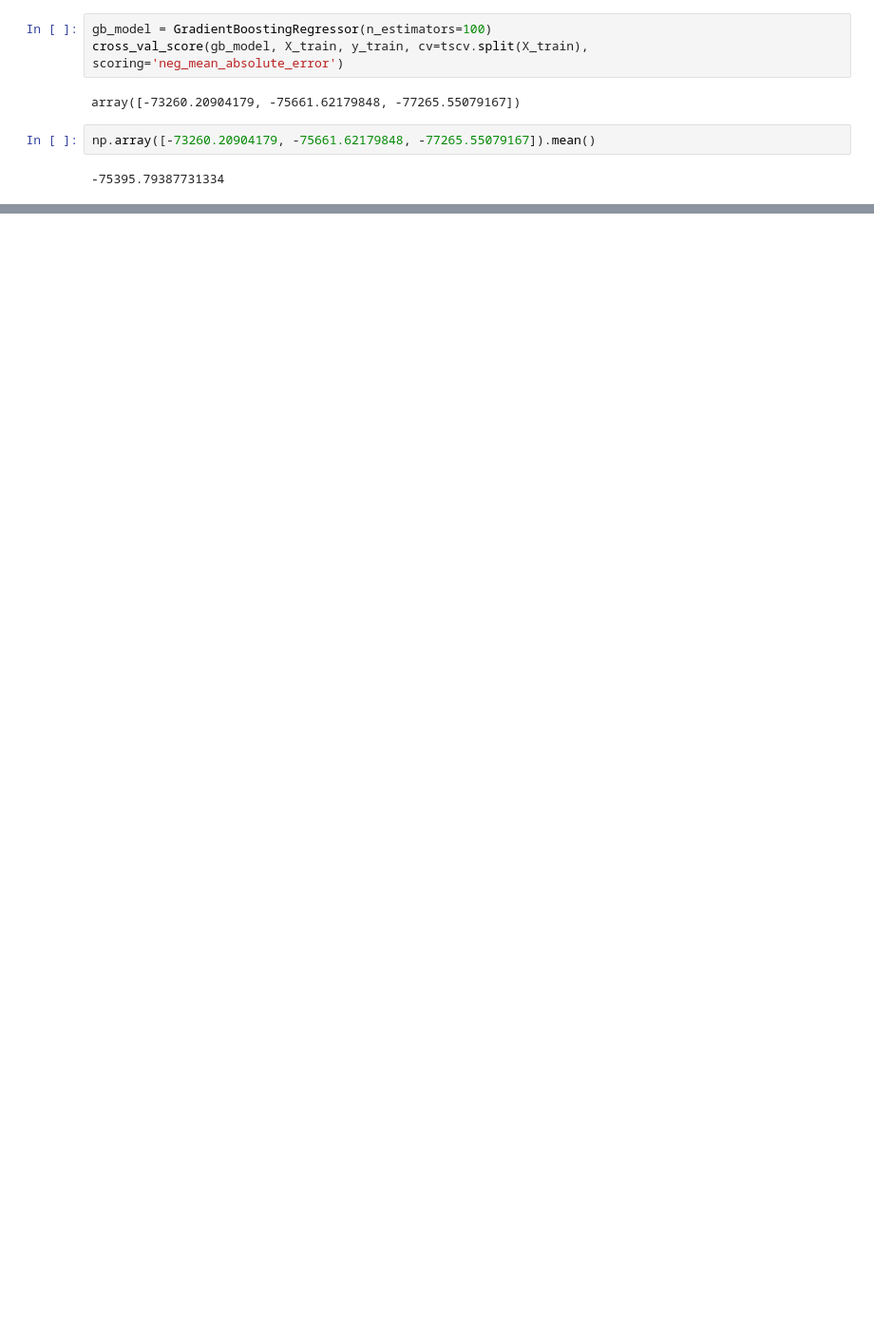
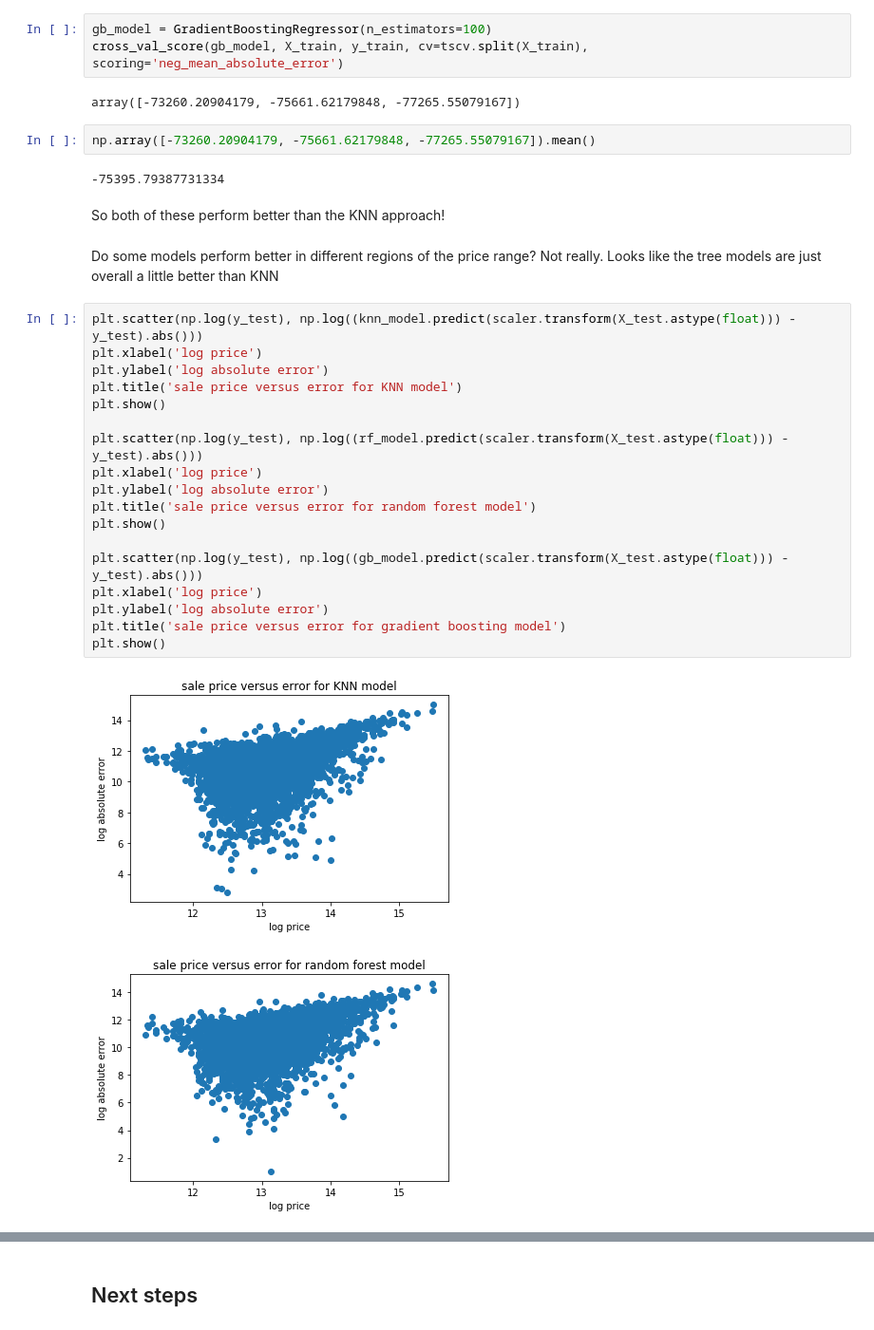
Before and after one commit to katelynrwalker/housing-prices, a Jupyter notebook: housing-prices-model.ipynb, the cells around one changed output, grey strips where cells are left out. Shown at 95% size. Drawn from its saved outputs; the diff is of its cells as text; blank space fills up the shorter version.

```diff
--- a/housing-prices-model.ipynb
+++ b/housing-prices-model.ipynb
@@ -188,3 +196,28 @@ array([-73260.20904179, -75661.62179848, -77265.55079167])
 np.array([-73260.20904179, -75661.62179848, -77265.55079167]).mean()
 # %% [output]
 -75395.79387731334
+# %% [markdown]
+So both of these perform better than the KNN approach!
+# %% [markdown]
+Do some models perform better in different regions of the price range? Not really. Looks like the tree models are just overall a little better than KNN
+# %%
+plt.scatter(np.log(y_test), np.log((knn_model.predict(scaler.transform(X_test.astype(float))) - y_test).abs()))
+plt.xlabel('log price')
+plt.ylabel('log absolute error')
+plt.title('sale price versus error for KNN model')
+plt.show()
+
+plt.scatter(np.log(y_test), np.log((rf_model.predict(scaler.transform(X_test.astype(float))) - y_test).abs()))
+plt.xlabel('log price')
+plt.ylabel('log absolute error')
+plt.title('sale price versus error for random forest model')
+plt.show()
+
+plt.scatter(np.log(y_test), np.log((gb_model.predict(scaler.transform(X_test.astype(float))) - y_test).abs()))
+plt.xlabel('log price')
+plt.ylabel('log absolute error')
+plt.title('sale price versus error for gradient boosting model')
+plt.show()
+# %% [output]
+[figure, added]
+[figure, added]
@@ -190,0 +225,2 @@ np.array([-73260.20904179, -75661.62179848, -77265.55079167]).mean()
+# %% [markdown]
+## Next steps
```
Also changed, not shown: parts of 47 cells of this notebook.
